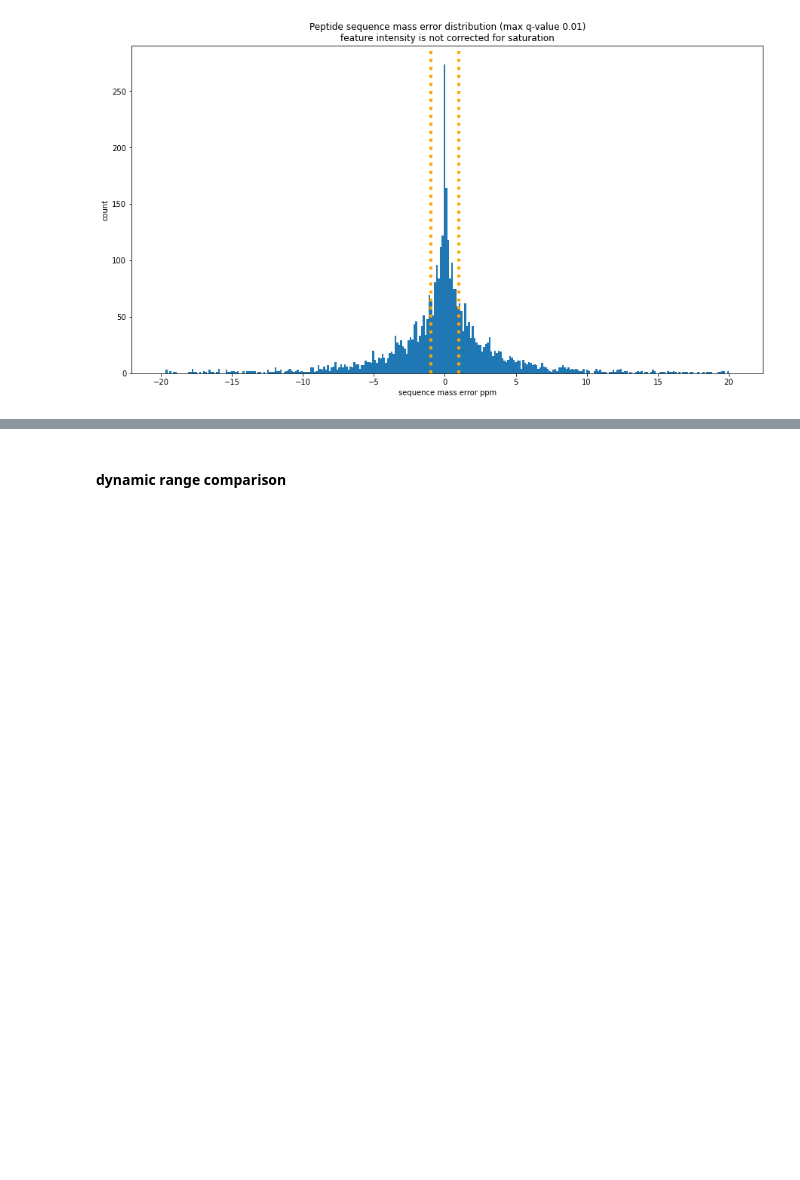
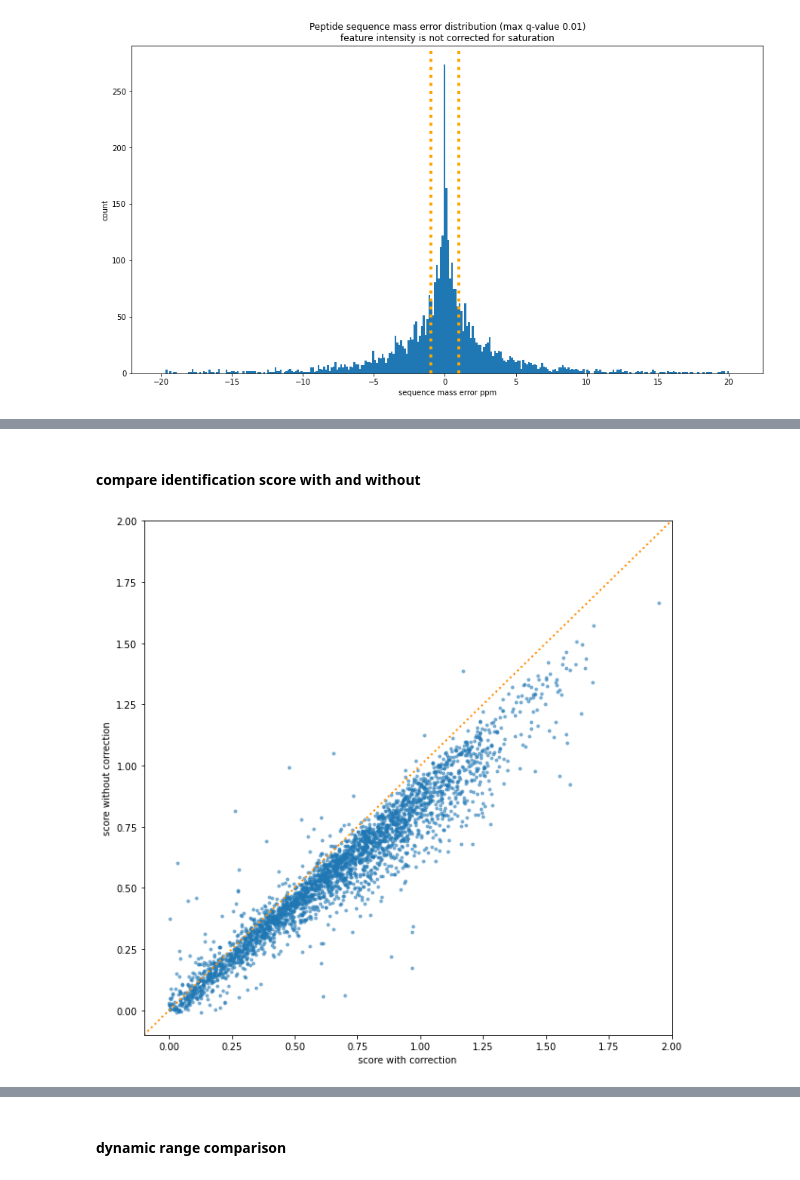
Before and after one commit to WEHI-Proteomics/tfde, a Jupyter notebook: notebooks/paper 2 - identifications with and without saturation correction.ipynb, the cells around one changed output, grey strips where cells are left out. Drawn from its saved outputs; the diff is of its cells as text; code cells hidden in the pictures; blank space fills up the shorter version.

```diff
--- a/notebooks/paper 2 - identifications with and without saturation correction.ipynb
+++ b/notebooks/paper 2 - identifications with and without saturation correction.ipynb
@@ -78,0 +81,23 @@ plt.show()
+# %%
+sequences_l = []
+for group_name,group_df in identifications_with_cs_df.groupby(['sequence','charge'], as_index=False):
+    sequence = group_name[0]
+    charge = group_name[1]
+    percolator_score = group_df['percolator score'].max()
+    q_value = group_df['percolator q-value'].min()
+    sequences_l.append({'sequence':sequence, 'charge':charge, 'score':percolator_score, 'q_value':q_value})
+sequences_with_cs_df = pd.DataFrame(sequences_l)
+# %%
+sequences_l = []
+for group_name,group_df in identifications_without_cs_df.groupby(['sequence','charge'], as_index=False):
+    sequence = group_name[0]
+    charge = group_name[1]
+    percolator_score = group_df['percolator score'].max()
+    q_value = group_df['percolator q-value'].min()
+    sequences_l.append({'sequence':sequence, 'charge':charge, 'score':percolator_score, 'q_value':q_value})
+sequences_without_cs_df = pd.DataFrame(sequences_l)
+# %%
+combined_df = pd.merge(sequences_with_cs_df, sequences_without_cs_df, how='inner', left_on=['sequence','charge'], right_on=['sequence','charge'], suffixes=['_with_cs','_without_cs'])
+# %%
+combined_df['q_value_ratio'] = combined_df.q_value_with_cs / combined_df.q_value_without_cs
+combined_df['score_ratio'] = combined_df.score_with_cs / combined_df.score_without_cs
@@ -78,0 +125,23 @@ plt.show()
+# %% [markdown]
+#### compare identification score with and without
+# %%
+f, ax = plt.subplots()
+f.set_figheight(10)
+f.set_figwidth(10)
+
+plt.margins(0.06)
+plt.title('')
+
+ax.scatter(combined_df.score_with_cs, combined_df.score_without_cs, marker='o', lw=0, s=15, alpha=0.6)
+
+ax.plot([0, 1], [0, 1], transform=ax.transAxes, linestyle=':', linewidth=2, color='darkorange')
+
+plt.xlim((-0.1,2.0))
+plt.ylim((-0.1,2.0))
+
+plt.xlabel('score with correction')
+plt.ylabel('score without correction')
+
+plt.show()
+# %% [output]
+[figure, added]
```
Also changed, not shown: parts of 29 cells of this notebook.
